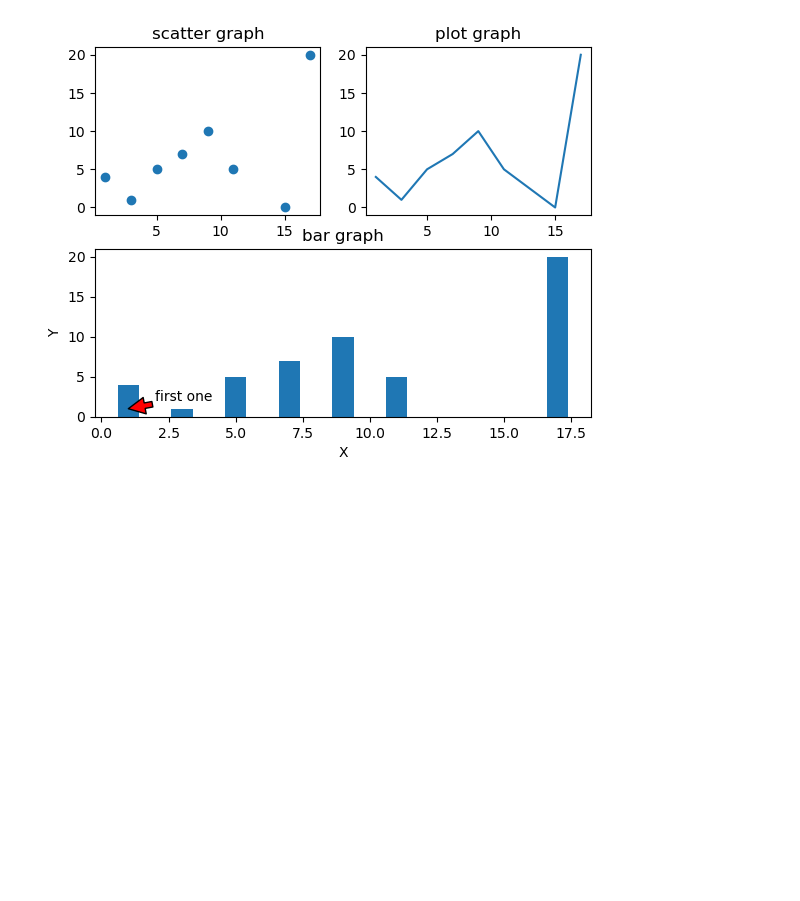
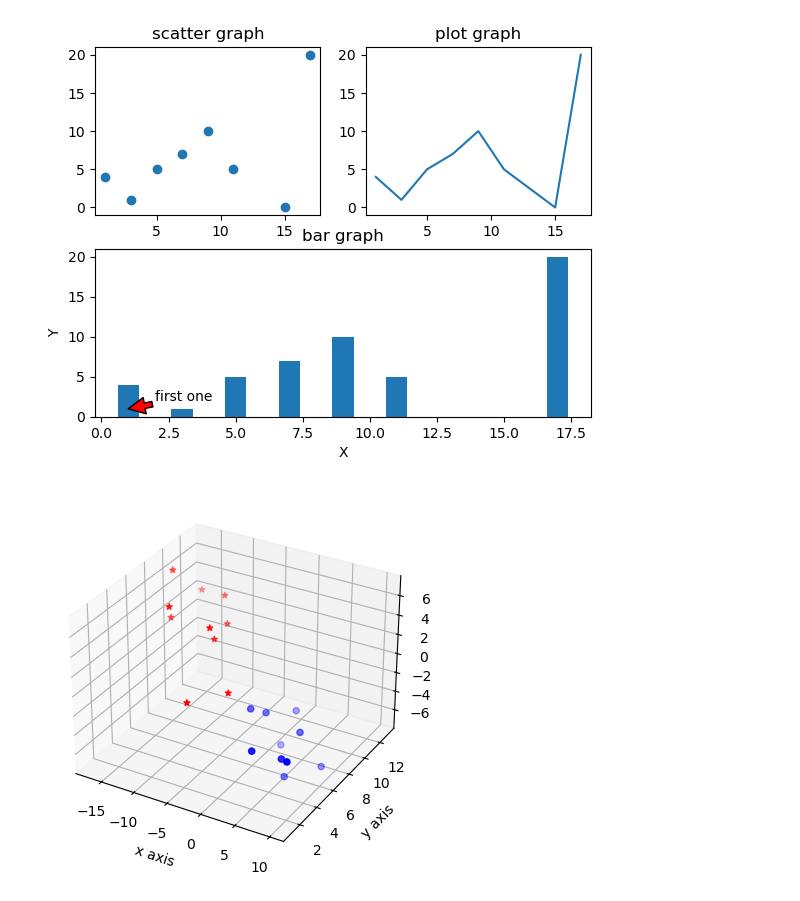
Before and after one commit to MemoryFactory/jupyter_basic, a Jupyter notebook: python_basic_exercises.ipynb, the cells around one changed output. Saved outputs shown, nothing was run; the diff lists cells and outputs as text; code cells hidden in the pictures; blank space fills up the shorter version.

```diff
--- a/python_basic_exercises.ipynb
+++ b/python_basic_exercises.ipynb
@@ -264,3 +264,26 @@ ax3.annotate('first one',xy=(1,1),xytext=(2,2),arrowprops=dict(facecolor='r'))
 plt.show()
 # %% [output]
 [figure]
+# %%
+# Program 6.8
+from mpl_toolkits.mplot3d import axes3d
+import matplotlib.pyplot as plt
+
+fig=plt.figure()
+ax1=fig.add_subplot(1,1,1,projection='3d')
+
+x1=[1,2,3,4,5,6,7,8,9,10]
+y1=[5,6,7,8,2,5,6,3,7,2]
+z1=[-1,-2,-6,-3,-2,-7,-3,-3,-7,-2]
+x2=[-1,-3,-5,-7,-9,-11,-12,-15,-16,-17]
+y2=[4,1,5,7,10,5,12,8,9,13]
+z2=[1,2,6,3,2,7,3,3,7,2]
+
+ax1.scatter(x1,y1,z1,color='b',marker='o')
+ax1.scatter(x2,y2,z2,color='r',marker='*')
+ax1.set_xlabel('x axis')
+ax1.set_ylabel('y axis')
+ax1.set_zlabel('z axis')
+plt.show()
+# %% [output]
+[figure, added]
```
Also changed, not shown: parts of 5 cells of this notebook, 1 other file.
